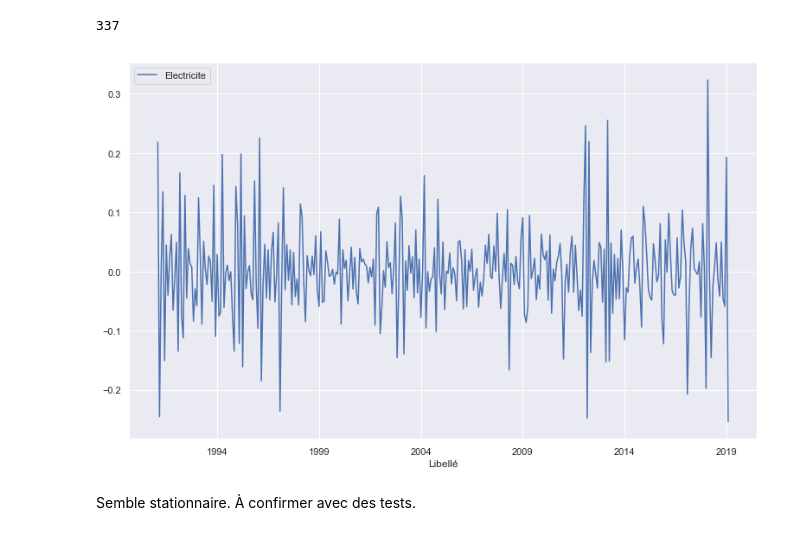
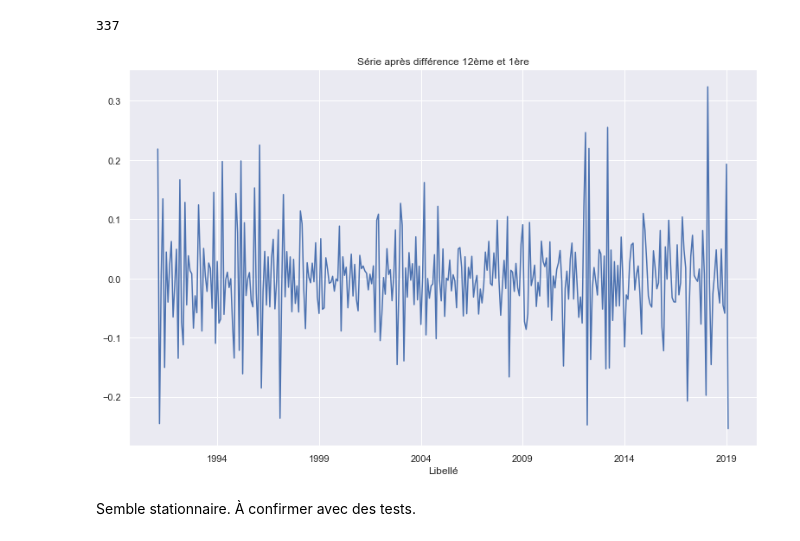
Before and after one commit to DimSum2k20/TimeSeries, a Jupyter notebook: partie1_etude_transform_serie.ipynb, the cells around one changed output. Drawn from its saved outputs; the diff is of its cells as text; code cells hidden in the pictures.

Commit message:
add images + edit file 1

```diff
--- a/partie1_etude_transform_serie.ipynb
+++ b/partie1_etude_transform_serie.ipynb
@@ -123,7 +123,7 @@ from statsmodels.graphics.tsaplots import plot_acf, plot_pacf
 with mpl.rc_context():
     mpl.rc("figure", figsize=(10,10))
     plot_acf(log_dfE, lags=60,
-             title="acf logarithme indice brut de la production Commerce d'éléctricité",
+             title="acf logarithme indice brut de la production commerce d'électricité",
         )
 
 #vrais intervals de confiance : bartlet's formula
@@ -137,7 +137,7 @@ with mpl.rc_context():
 with mpl.rc_context():
     mpl.rc("figure", figsize=(10,10))
     plot_pacf(log_dfE, lags=40,
-             title="pacf logarithme indice brut de la production Commerce d'éléctricité",
+             title="pacf logarithme indice brut de la production commerce d'électricité",
         )
 #intervals de confiance standards
 # %% [output]
@@ -149,11 +149,11 @@ with mpl.rc_context():
     mpl.rc("figure", figsize=(14,7))
 
     plot_acf(log_dfE, lags=40,
-             title="acf logarithme indice brut de la production Commerce d'éléctricité")
+             title="acf logarithme indice brut de la production commerce d'électricité")
     plt.savefig("Images/acf.png")
 
     plot_pacf(log_dfE, lags=40,
-             title="pacf logarithme indice brut de la production Commerce d'éléctricité")
+             title="pacf logarithme indice brut de la production commerce d'électricité")
     plt.savefig("Images/pacf.png")
 # %% [output]
 [figure]
@@ -237,11 +240,11 @@ len(station)
 # %% [output]
 337
 # %%
-station.plot(figsize=(13,8))
-#plt.savefig("Images/DeSaison2.png")
+station.plot(title="Série après différence 12ème et 1ère", figsize=(13,8), legend=False)
+plt.savefig("Images/DeSaison2.png")
 plt.show()
 # %% [output]
-[figure, old version]
+[figure, new version]
 # %% [markdown]
 Semble stationnaire. À confirmer avec des tests.
 # %% [markdown]
```
Also changed, not shown: parts of 9 cells of this notebook, 9 other files.
